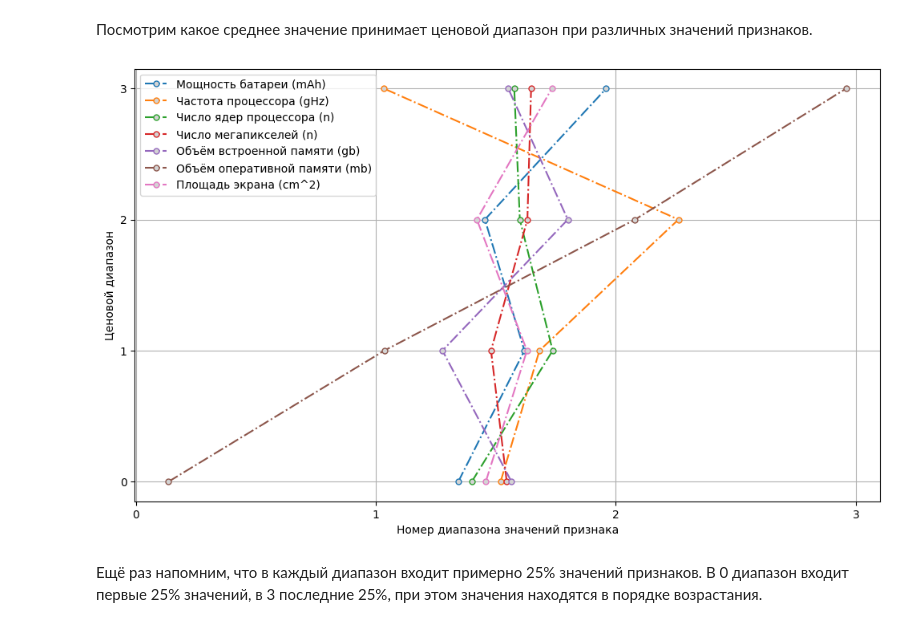
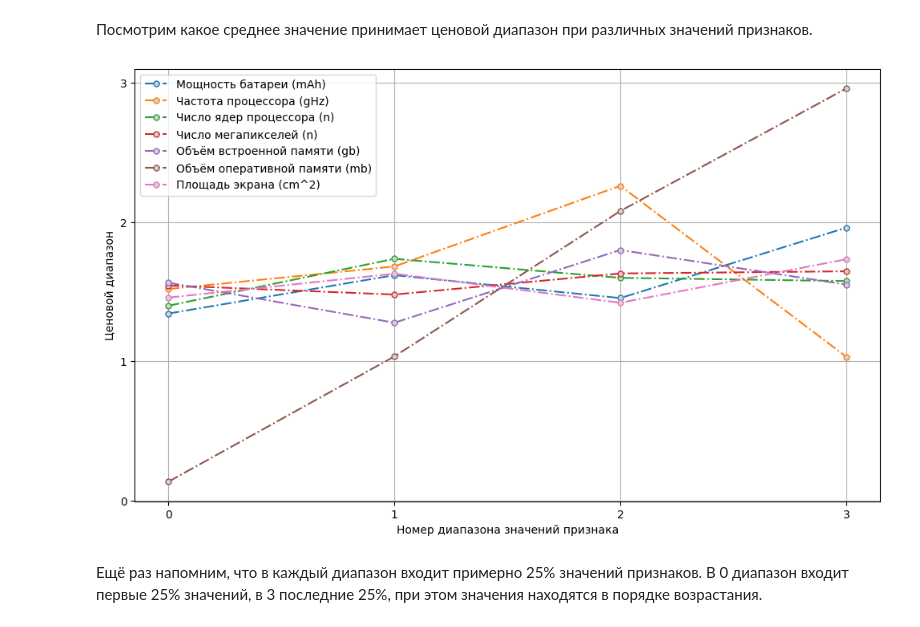
Before and after one commit to stlss/laboratory-works, a Jupyter notebook: Ais/DecisionTree/notebook.ipynb, the cells around one changed output. Drawn from its saved outputs; the diff is of its cells as text; code cells hidden in the pictures.

```diff
--- a/Ais/DecisionTree/notebook.ipynb
+++ b/Ais/DecisionTree/notebook.ipynb
@@ -158,22 +158,22 @@ from pprint import pprint
 # %%
 price_range_mean_values = data_provider.get_price_range_mean_values()
 ranges_ = range(0, 4)
 
 plt.figure(figsize=(12, 7))
 
 for feature, price_range_mean_values in price_range_mean_values:
-    plt.plot(price_range_mean_values, ranges_, label=feature, ls='-.', marker='.', ms=10, mfc='lightgray')
+    plt.plot(ranges_, price_range_mean_values, label=feature, ls='-.', marker='.', ms=10, mfc='lightgray')
 
 plt.xlabel('Номер диапазона значений признака')
 plt.ylabel('Ценовой диапазон')
 
 plt.xticks(ranges_)
 plt.yticks(ranges_)
 
 plt.legend()
 plt.grid(True)
 # %% [output]
-[figure, old version]
+[figure, new version]
 # %% [markdown]
 Ещё раз напомним, что в каждый диапазон входит примерно 25% значений признаков. В 0 диапазон входит первые 25% значений, в 3 последние 25%, при этом значения находятся в порядке возрастания.
 # %%
```
